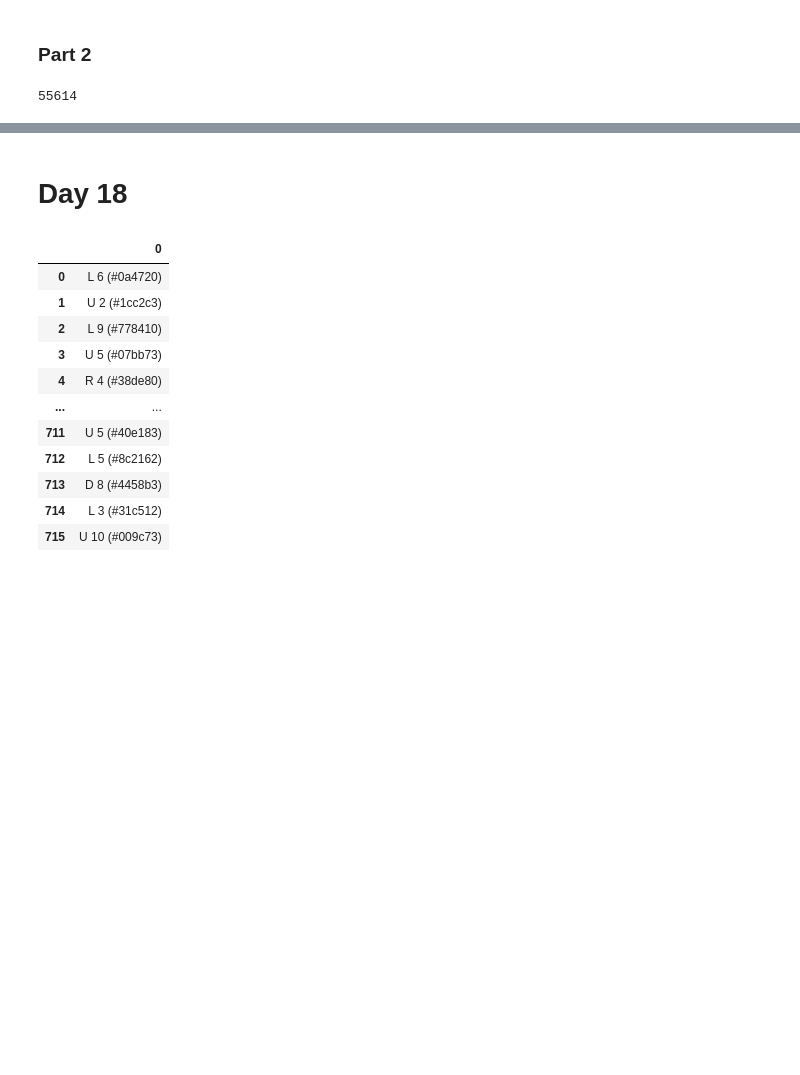
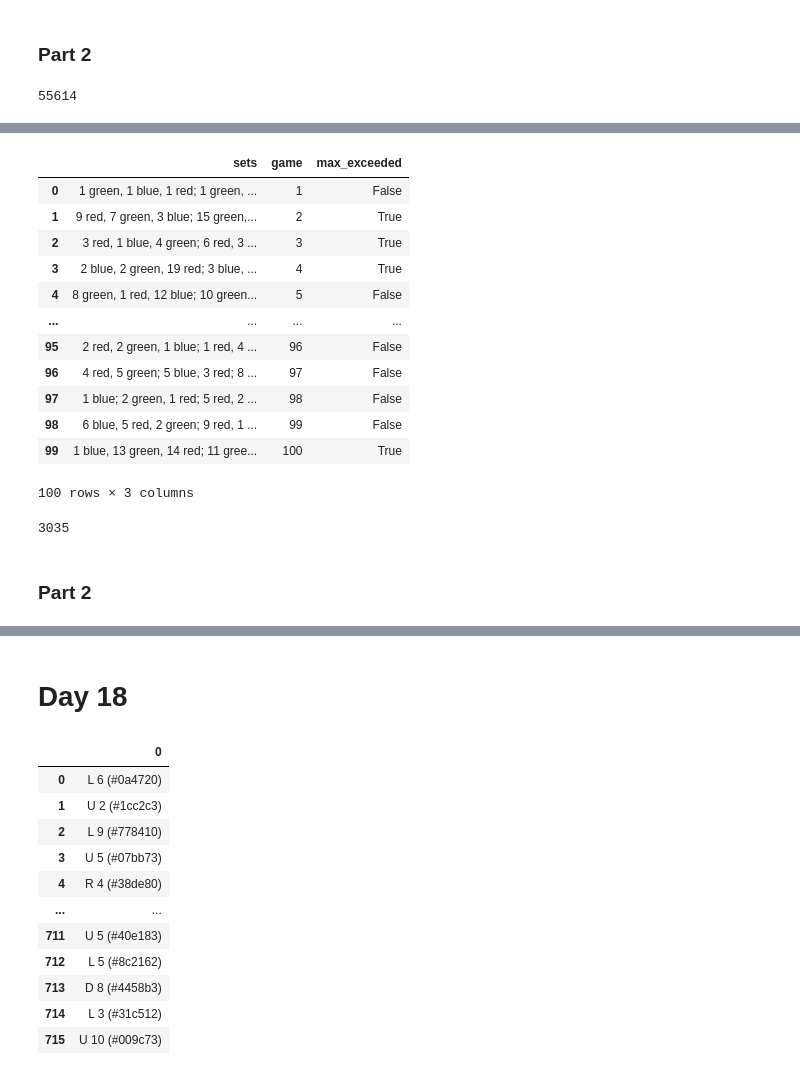
Before and after one commit to jordanehli/JE_Advent_of_Code2023, a Jupyter notebook: JE_Advent_of_Code_2023.ipynb, the cells around one changed output, grey strips where cells are left out. Drawn from its saved outputs; the diff is of its cells as text; code cells hidden in the pictures; blank space fills up the shorter version.

```diff
--- a/JE_Advent_of_Code_2023.ipynb
+++ b/JE_Advent_of_Code_2023.ipynb
@@ -71,0 +74,3 @@ sum([eval(i) for i in calibration_values])
+# %%
+df = pd.read_csv('aoc_day2.csv', header=None, names=['sets'])
+df
@@ -71,0 +91,6 @@ sum([eval(i) for i in calibration_values])
+# %%
+# adds a new column for the game number so we can add these up later
+df['game'] = range(1, 101)
+# removes the 'Game ##: ' part from the first set so we can calculate this column like the rest
+df['sets'] = df['sets'].apply(lambda x: x.split(':', 1)[1] if ':' in x else x)
+df
@@ -71,0 +111,60 @@ sum([eval(i) for i in calibration_values])
+# %%
+import re
+
+# declare maximum value for each color
+max_red = 12
+max_green = 13
+max_blue = 14
+
+# init list for whether max is exceeded or not
+max_exceeded = []
+
+# loop through each game
+for color_set in df['sets']:
+    # init boolean for declaring if that game is possible
+    exceeded = False
+
+    # regex statement for each color that extracts the number in front of that color and checks if any of these numbers exceed the max number, changing the boolean if they do
+    r_matches = re.findall(r'(\d{1,2}) red', color_set)
+    for num in r_matches:
+        if int(num) > max_red:
+            exceeded = True
+    g_matches = re.findall(r'(\d{1,2}) green', color_set)
+    for num in g_matches:
+        if int(num) > max_green:
+            exceeded = True
+    b_matches = re.findall(r'(\d{1,2}) blue', color_set)
+    for num in b_matches:
+        if int(num) > max_blue:
+            exceeded = True
+
+    # append the boolean check for each game
+    max_exceeded.append(exceeded)
+
+# turns list into new column
+df['max_exceeded'] = max_exceeded
+df
+# %% [output]
+|  | sets | game | max_exceeded |
+| 0 | 1 green, 1 blue, 1 red; 1 green, ... | 1 | False |
+| 1 | 9 red, 7 green, 3 blue; 15 green,... | 2 | True |
+| 2 | 3 red, 1 blue, 4 green; 6 red, 3 ... | 3 | True |
+| 3 | 2 blue, 2 green, 19 red; 3 blue, ... | 4 | True |
+| 4 | 8 green, 1 red, 12 blue; 10 green... | 5 | False |
+| ... | ... | ... | ... |
+| 95 | 2 red, 2 green, 1 blue; 1 red, 4 ... | 96 | False |
+| 96 | 4 red, 5 green; 5 blue, 3 red; 8 ... | 97 | False |
+| 97 | 1 blue; 2 green, 1 red; 5 red, 2 ... | 98 | False |
+| 98 | 6 blue, 5 red, 2 green; 9 red, 1 ... | 99 | False |
+| 99 | 1 blue, 13 green, 14 red; 11 gree... | 100 | True |
+100 rows × 3 columns
+# %%
+# use a mask to filter out games that weren't possible
+mask = df['max_exceeded'] == False
+possible_games = df.loc[mask, 'game']
+# add up the sum of the game IDs that were possible
+sum(possible_games)
+# %% [output]
+3035
+# %% [markdown]
+### Part 2
```
Also changed, not shown: parts of 6 cells of this notebook.
